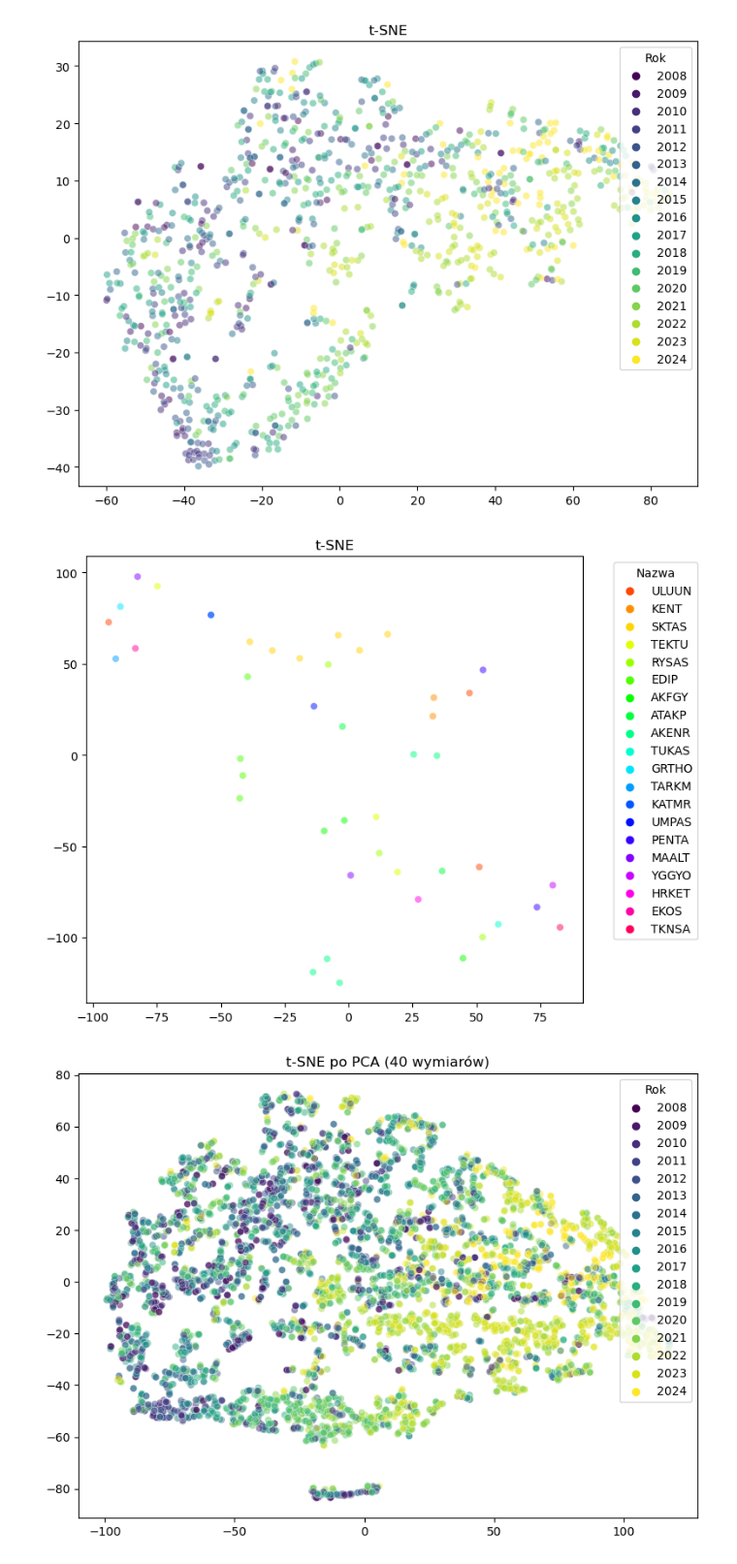
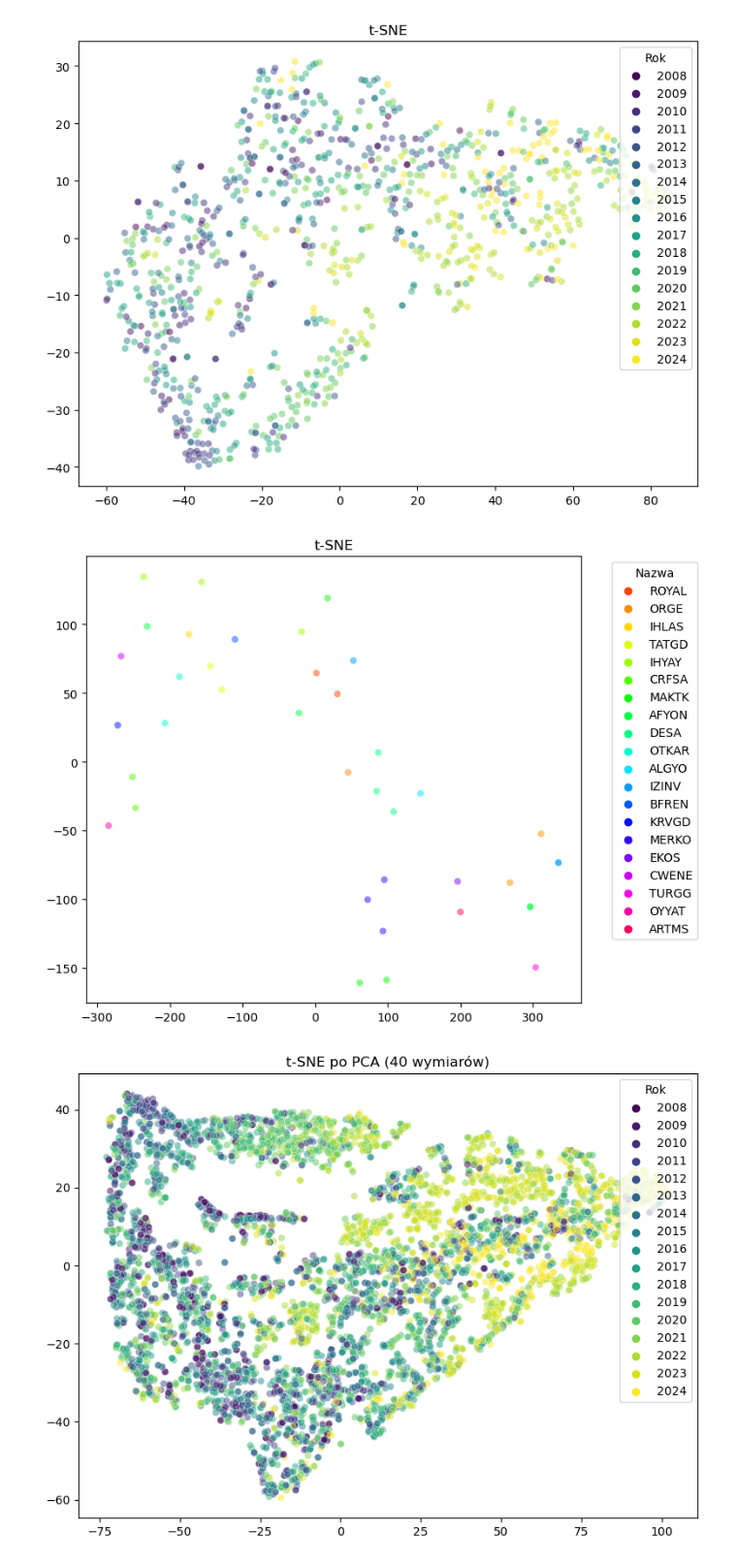
Before and after one commit to Karol315/Ml_project_clasterization, a Jupyter notebook: t-SNE_by_quaters.ipynb, the cells around one changed output. Shown at 97% size. Cells and saved outputs as stored; diff of their text form; code cells hidden in the pictures.

Commit message:
merging by company name

```diff
--- a/t-SNE_by_quaters.ipynb
+++ b/t-SNE_by_quaters.ipynb
@@ -10,7 +10,7 @@ from sklearn.manifold import TSNE
 import matplotlib.pyplot as plt
 import seaborn as sns
 # %%
-final_df= pd.read_csv('by_quaters_features.csv')
+final_df= pd.read_csv("Data/Concatenated Features/by_quaters_features.csv")
 # %%
 # Parametr: ile rekordów chcemy wyświetlić
 n = 1000
@@ -53,7 +53,7 @@ plt.show()
 N = 20  # Liczba unikalnych nazw
 
 # Wybór N różnych nazw z kolumny 'nazwa' (lub jakiejkolwiek kolumny z unikalnymi wartościami)
-unique_names = sampled_df['Nazwa'].drop_duplicates().sample(N, random_state=4)
+unique_names = sampled_df['Nazwa'].drop_duplicates().sample(N, random_state=42)
 
 # Filtrujemy rekordy, które odpowiadają wybranym nazwom
 sampled_df_unique = sampled_df[sampled_df['Nazwa'].isin(unique_names)]
@@ -84,7 +84,7 @@ plt.legend(title='Nazwa', bbox_to_anchor=(1.05, 1), loc='upper left')
 plt.tight_layout()
 plt.show()
 # %% [output]
-[figure, old version]
+[figure, new version]
 # %%
 from sklearn.decomposition import PCA
 
@@ -101,35 +101,35 @@ else:
 # 1. Przygotowanie danych: wybieramy tylko kolumny numeryczne i zamieniamy NaN na 0
 X = sampled_df.select_dtypes(include=[np.number]).fillna(0)
 
 # 2. PCA redukcja do 40 wymiarów
 pca = PCA(n_components=10, random_state=42)
 X_pca = pca.fit_transform(X)
 
 # 3. t-SNE na danych po PCA
-tsne = TSNE(n_components=2, random_state=42, perplexity=17, n_iter=1000)
+tsne = TSNE(n_components=2, random_state=42, perplexity=40, n_iter=1000)
 X_tsne = tsne.fit_transform(X_pca)
 
 # 4. Upewnijmy się, że kolumna 'Rok' jest liczbą i w dobrej kolejności
 sampled_df['Rok'] = pd.to_numeric(sampled_df['Rok'], errors='coerce')
 
 # 5. Wizualizacja
 plt.figure(figsize=(8, 6))
 
 
 
 # Scatter plot z legendą
 sns.scatterplot(x=X_tsne[:, 0], y=X_tsne[:, 1], hue=sampled_df['Rok'], palette='viridis', legend='full', alpha=0.5)
 
 # Dodajemy tytuł
 plt.title('t-SNE po PCA (40 wymiarów)')
 
 # Legenda
 plt.legend(title='Rok', loc='upper right')
 
 plt.tight_layout()
 plt.show()
 # %% [output]
-[figure, old version]
+[figure, new version]
 # %%
 # Parametr: liczba unikalnych nazw do pokazania
 N = 20  # <- tu ustawiasz ile chcesz
```
Also changed, not shown: parts of 2 cells of this notebook, 8 other files.
